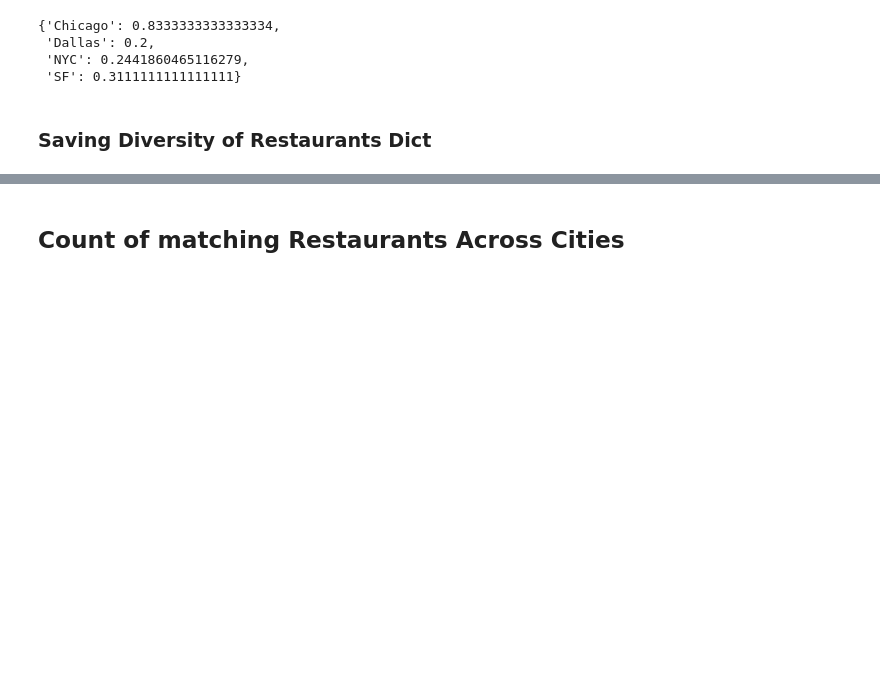
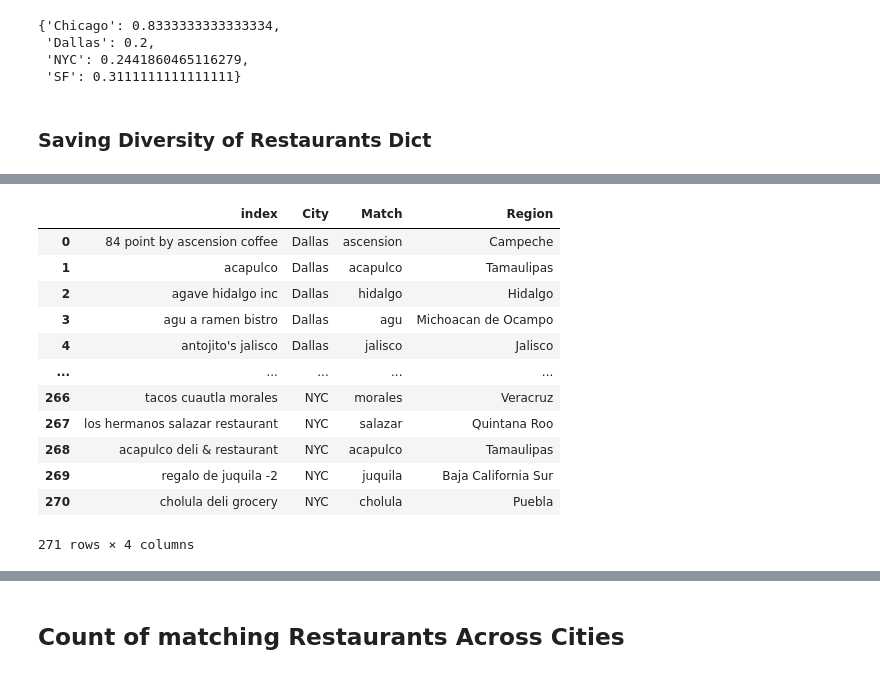
Before and after one commit to gregfeliu/Mexican_Immigration_Through_Restaurant_Names, a Jupyter notebook: Analysis.ipynb, the cells around one changed output, grey strips where cells are left out. Saved outputs shown, nothing was run; the diff lists cells and outputs as text; code cells hidden in the pictures; blank space fills up the shorter version.

```diff
--- a/Analysis.ipynb
+++ b/Analysis.ipynb
@@ -374,0 +376,3 @@ pct_unique_dict
+# %%
+# sample 32 restaurants from each city and see which one has the most regions appear
+all_ind_restaurants = pd.read_csv("./my_saved_data/Final_restaurant_list.csv", index_col=0)
@@ -374,0 +397,18 @@ pct_unique_dict
+# %%
+# exclude chicago restaurants because there are only 5 for them
+all_ind_restaurants_no_chi = all_ind_restaurants[all_ind_restaurants['City'] != 'Chicago'].reset_index()
+all_ind_restaurants_no_chi
+# %% [output]
+|  | index | City | Match | Region |
+| 0 | 84 point by ascension coffee | Dallas | ascension | Campeche |
+| 1 | acapulco | Dallas | acapulco | Tamaulipas |
+| 2 | agave hidalgo inc | Dallas | hidalgo | Hidalgo |
+| 3 | agu a ramen bistro | Dallas | agu | Michoacan de Ocampo |
+| 4 | antojito's jalisco | Dallas | jalisco | Jalisco |
+| ... | ... | ... | ... | ... |
+| 266 | tacos cuautla morales | NYC | morales | Veracruz |
+| 267 | los hermanos salazar restaurant | NYC | salazar | Quintana Roo |
+| 268 | acapulco deli & restaurant | NYC | acapulco | Tamaulipas |
+| 269 | regalo de juquila -2 | NYC | juquila | Baja California Sur |
+| 270 | cholula deli grocery | NYC | cholula | Puebla |
+271 rows × 4 columns
```
Also changed, not shown: parts of 18 cells of this notebook, 1 other file.
